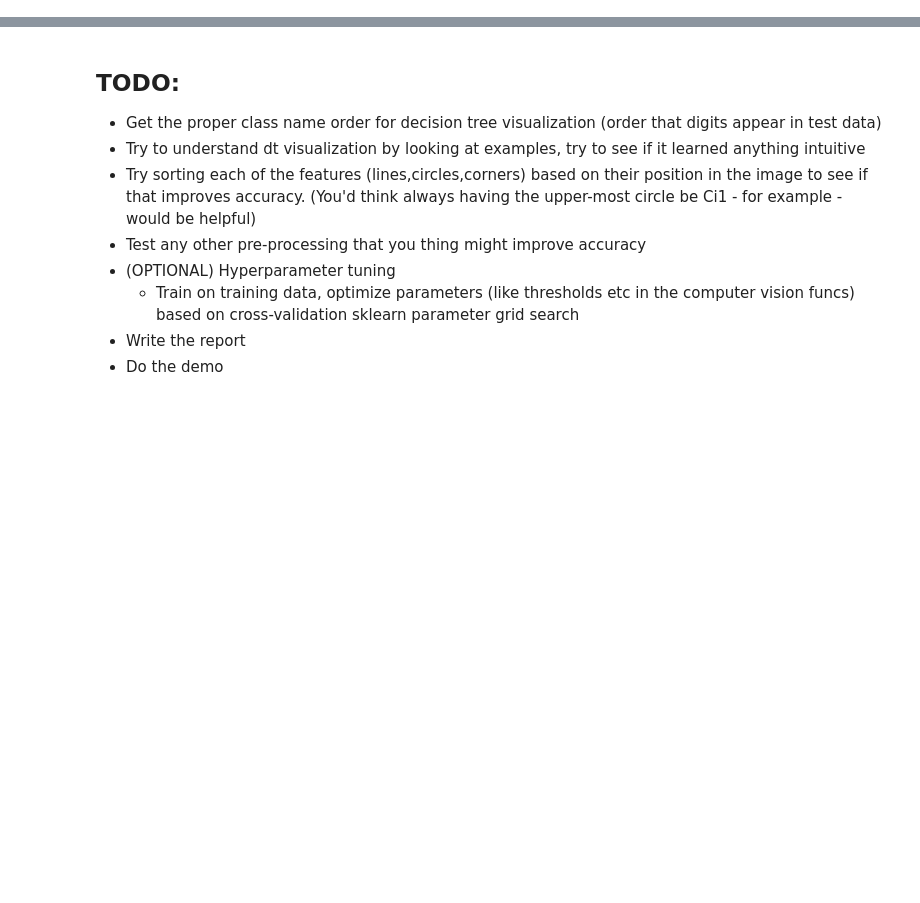
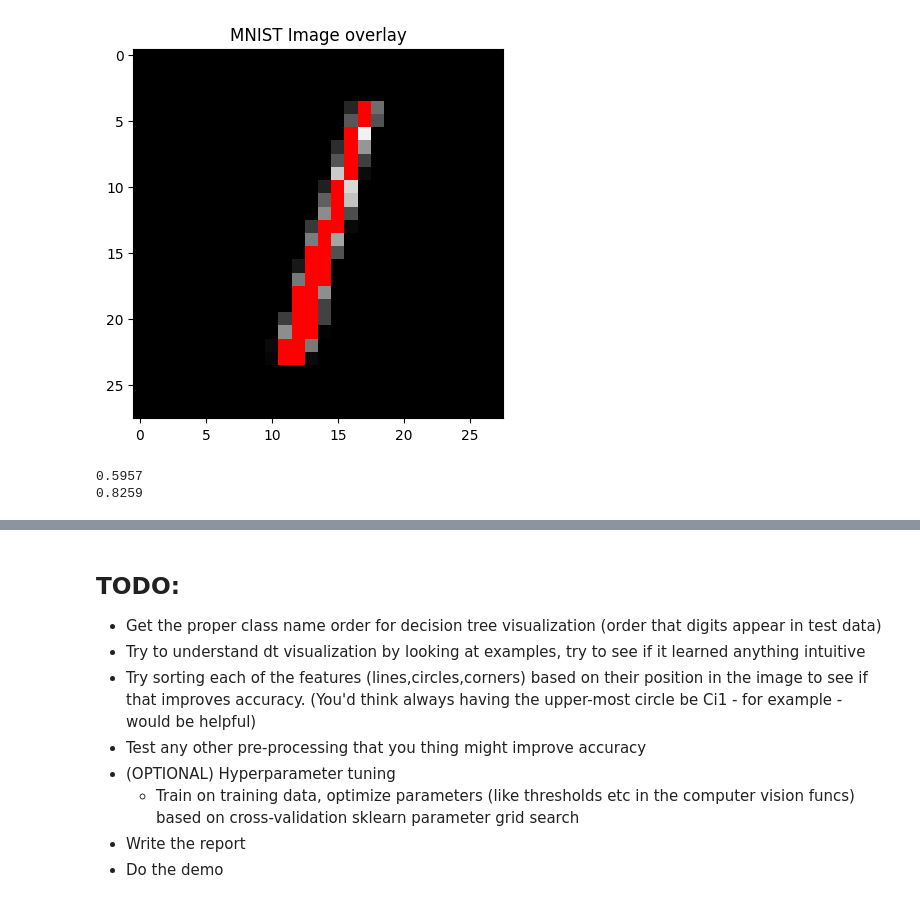
Before and after one commit to seankoneill/cv-interp-demo, a Jupyter notebook: trees.ipynb, the cells around one changed output, grey strips where cells are left out. Cells and saved outputs as stored; diff of their text form; code cells hidden in the pictures; blank space fills up the shorter version.

```diff
--- a/trees.ipynb
+++ b/trees.ipynb
@@ -41 +40,6 @@ for i in range(10):
+# %%
+for i in range(2, 3):
+    show_overlay(test_X[i], get_lines(test_X[i]), np.full(test_X[i].shape, np.nan), np.full(test_X[i].shape, np.nan))
+# %% [output]
+[figure, added]
 # %%
@@ -45,3 +55,9 @@ clf.score(test_X.reshape(10000,-1),test_Y)
+# %%
+print(decision_tree(train_X, test_X))
+print(random_forest(train_X, test_X))
+# %% [output]
+0.5957
+0.8259
 # %%
 train_X_features = np.array([get_features(x) for x in train_X])
 test_X_features = np.array([get_features(x) for x in test_X])
```
Also changed, not shown: parts of 17 cells of this notebook, 3 other files.
